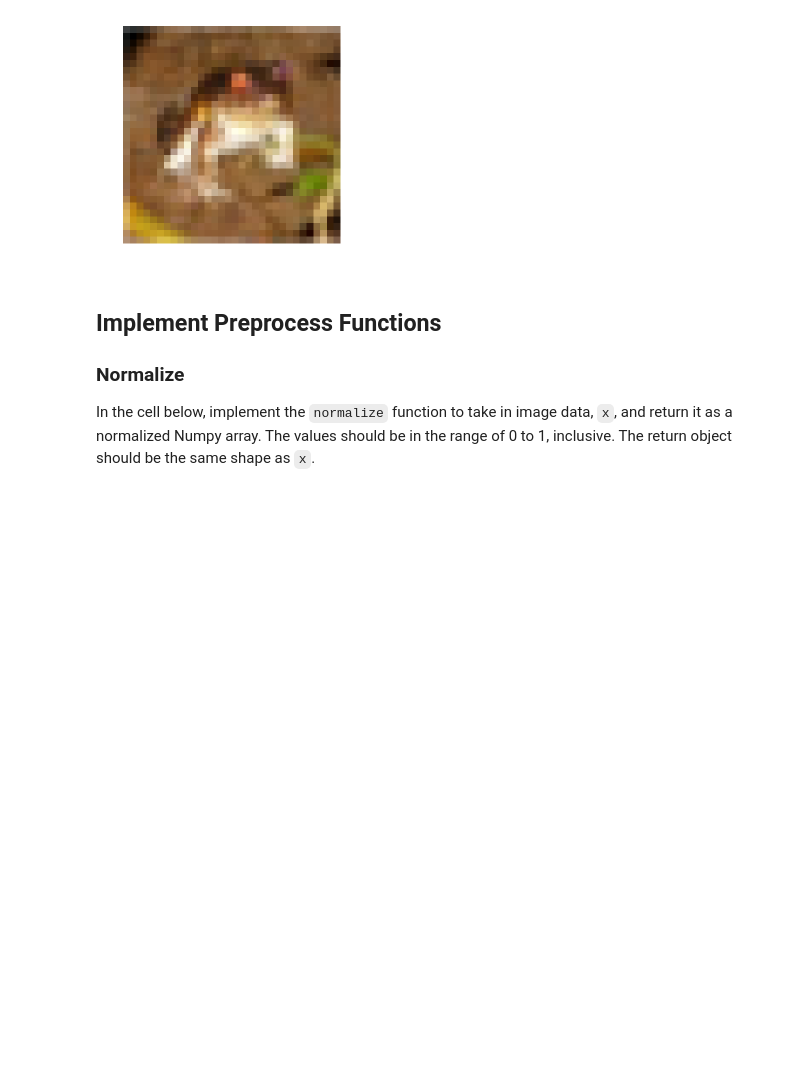
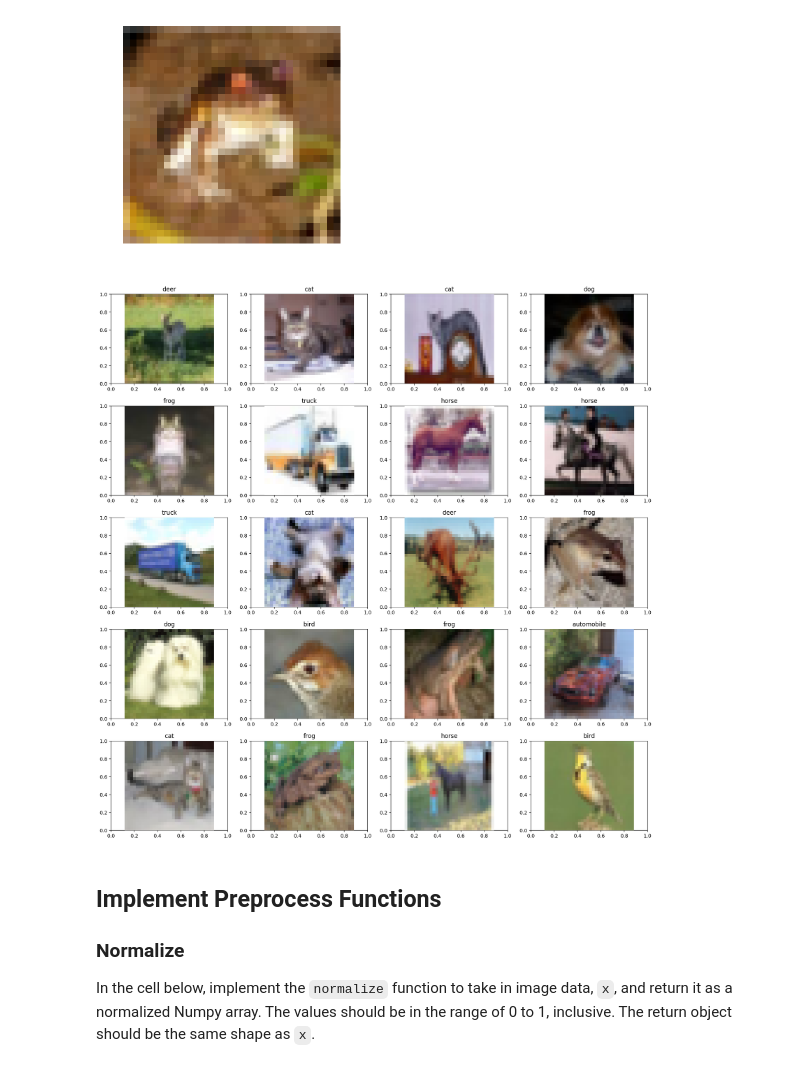
Before and after one commit to nwhidden/ND101-Deep-Learning, a Jupyter notebook: image-classification/dlnd_image_classification.ipynb, the cells around one changed output. Cells and saved outputs as stored; diff of their text form; code cells hidden in the pictures; blank space fills up the shorter version.

Commit message:
update image classification project based on review feedback

```diff
--- a/image-classification/dlnd_image_classification.ipynb
+++ b/image-classification/dlnd_image_classification.ipynb
@@ -85,6 +85,36 @@ Image - Min Value: 0 Max Value: 255
 Image - Shape: (32, 32, 3)
 Label - Label Id: 6 Name: frog
 [figure]
+# %%
+import helper
+import random
+import matplotlib.pyplot as plt
+plt.rcParams['figure.figsize'] = (20.0, 10.0)
+#%matplotlib inline
+#%config InlineBackend.figure_format = 'retina'
+
+#display 20 random images from the dataset
+num_images = 20
+num_cols = 4
+num_rows = 5
+features, labels = helper.load_cfar10_batch(cifar10_dataset_folder_path, 1)
+label_names = helper._load_label_names()
+rand_list = random.sample(range(len(features)), num_images)
+#fig = plt.figure()
+fig, axs = plt.subplots(num_rows,num_cols,figsize=(15,15))
+
+fig.subplots_adjust(left=0, bottom=0, right=1, top=1, wspace=0.2, hspace=0.25)
+#fig.subplots(num_rows,num_cols)
+for i in range(len(rand_list)):
+    sample = rand_list.pop()
+    sample_img = features[sample]
+    sample_label_name = label_names[labels[sample]]
+    a = fig.add_subplot(num_rows,num_cols,i+1)
+    imgplot = plt.imshow(sample_img)
+    a.set_title(sample_label_name)
+    a.axis('off')
+# %% [output]
+[figure, added]
 # %% [markdown]
 ## Implement Preprocess Functions
 ### Normalize
```
Also changed, not shown: parts of 3 cells of this notebook.
